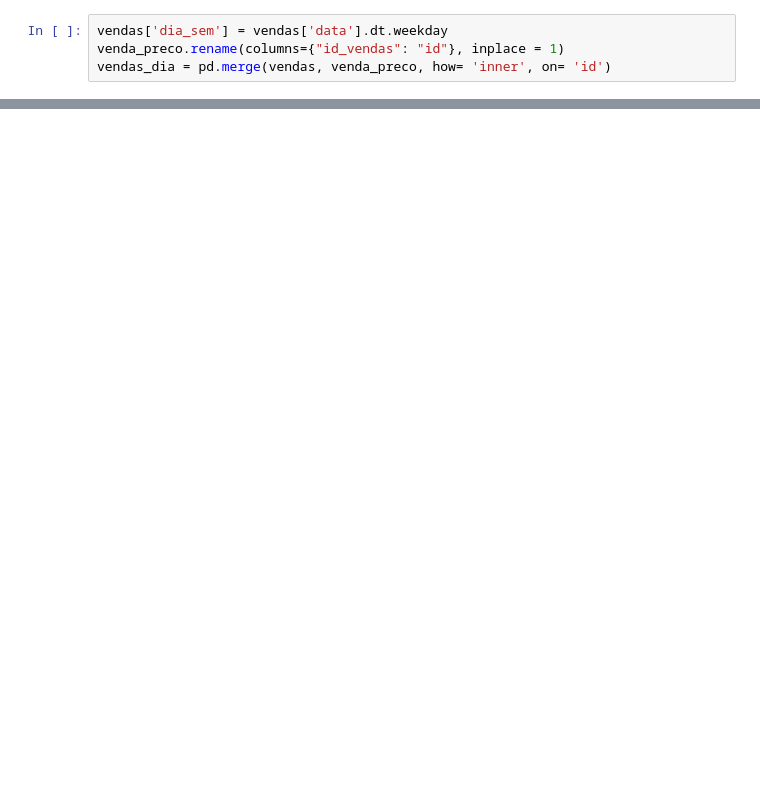
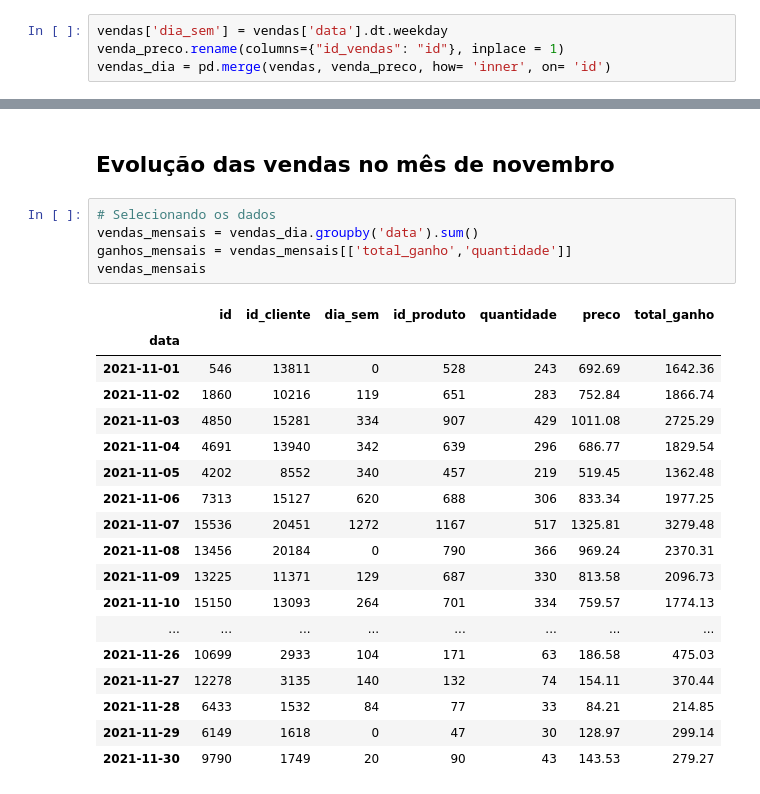
Before and after one commit to BrunoFornaro/A2-LP, a Jupyter notebook: Analises_inacabadas.ipynb, the cells around one changed output, grey strips where cells are left out. Saved outputs shown, nothing was run; the diff lists cells and outputs as text; blank space fills up the shorter version.

```diff
--- a/Analises_inacabadas.ipynb
+++ b/Analises_inacabadas.ipynb
@@ -220,0 +214,26 @@ fig.show()
+# %% [markdown]
+## Evolução das vendas no mês de novembro
+# %%
+# Selecionando os dados
+vendas_mensais = vendas_dia.groupby('data').sum()
+ganhos_mensais = vendas_mensais[['total_ganho','quantidade']]
+vendas_mensais
+# %% [output]
+|  | id | id_cliente | dia_sem | id_produto | quantidade | preco | total_ganho |
+| data |  |  |  |  |  |  |  |
+| 2021-11-01 | 546 | 13811 | 0 | 528 | 243 | 692.69 | 1642.36 |
+| 2021-11-02 | 1860 | 10216 | 119 | 651 | 283 | 752.84 | 1866.74 |
+| 2021-11-03 | 4850 | 15281 | 334 | 907 | 429 | 1011.08 | 2725.29 |
+| 2021-11-04 | 4691 | 13940 | 342 | 639 | 296 | 686.77 | 1829.54 |
+| 2021-11-05 | 4202 | 8552 | 340 | 457 | 219 | 519.45 | 1362.48 |
+| 2021-11-06 | 7313 | 15127 | 620 | 688 | 306 | 833.34 | 1977.25 |
+| 2021-11-07 | 15536 | 20451 | 1272 | 1167 | 517 | 1325.81 | 3279.48 |
+| 2021-11-08 | 13456 | 20184 | 0 | 790 | 366 | 969.24 | 2370.31 |
+| 2021-11-09 | 13225 | 11371 | 129 | 687 | 330 | 813.58 | 2096.73 |
+| 2021-11-10 | 15150 | 13093 | 264 | 701 | 334 | 759.57 | 1774.13 |
+| ... | ... | ... | ... | ... | ... | ... | ... |
+| 2021-11-26 | 10699 | 2933 | 104 | 171 | 63 | 186.58 | 475.03 |
+| 2021-11-27 | 12278 | 3135 | 140 | 132 | 74 | 154.11 | 370.44 |
+| 2021-11-28 | 6433 | 1532 | 84 | 77 | 33 | 84.21 | 214.85 |
+| 2021-11-29 | 6149 | 1618 | 0 | 47 | 30 | 128.97 | 299.14 |
+| 2021-11-30 | 9790 | 1749 | 20 | 90 | 43 | 143.53 | 279.27 |
```
Also changed, not shown: parts of 15 cells of this notebook.
